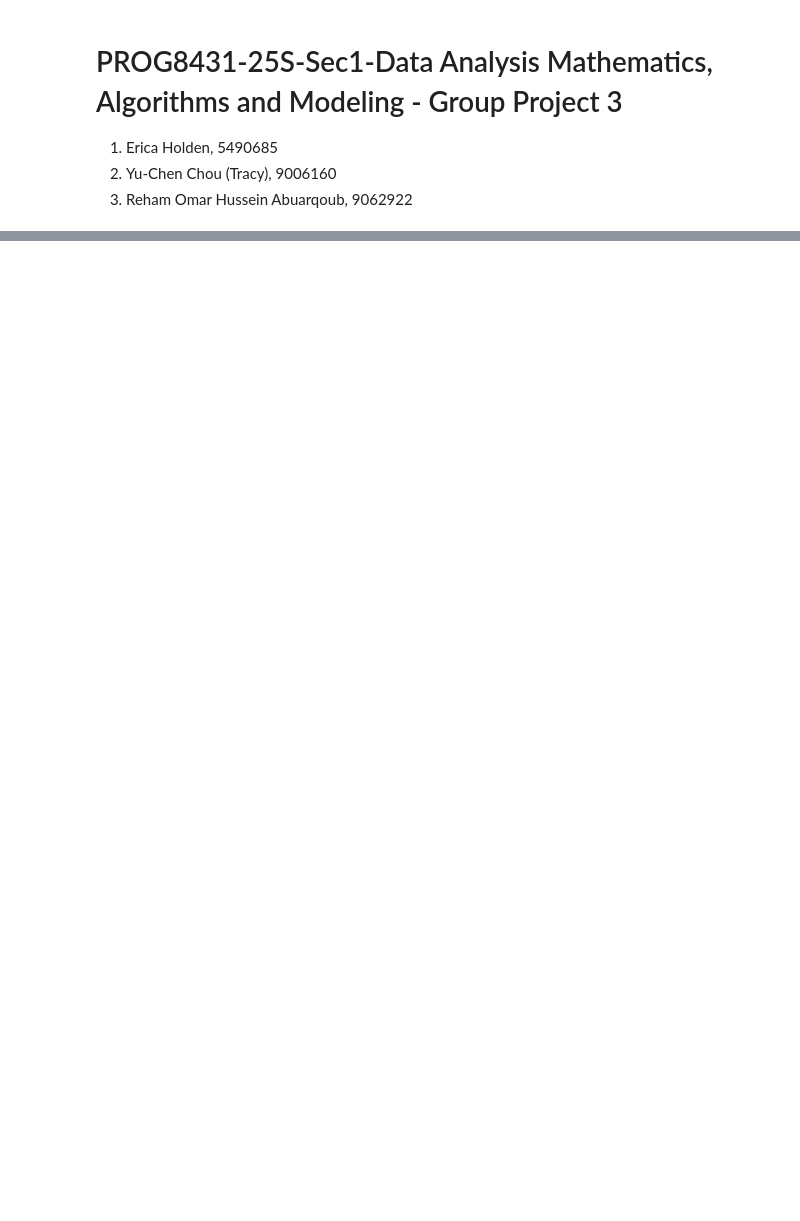
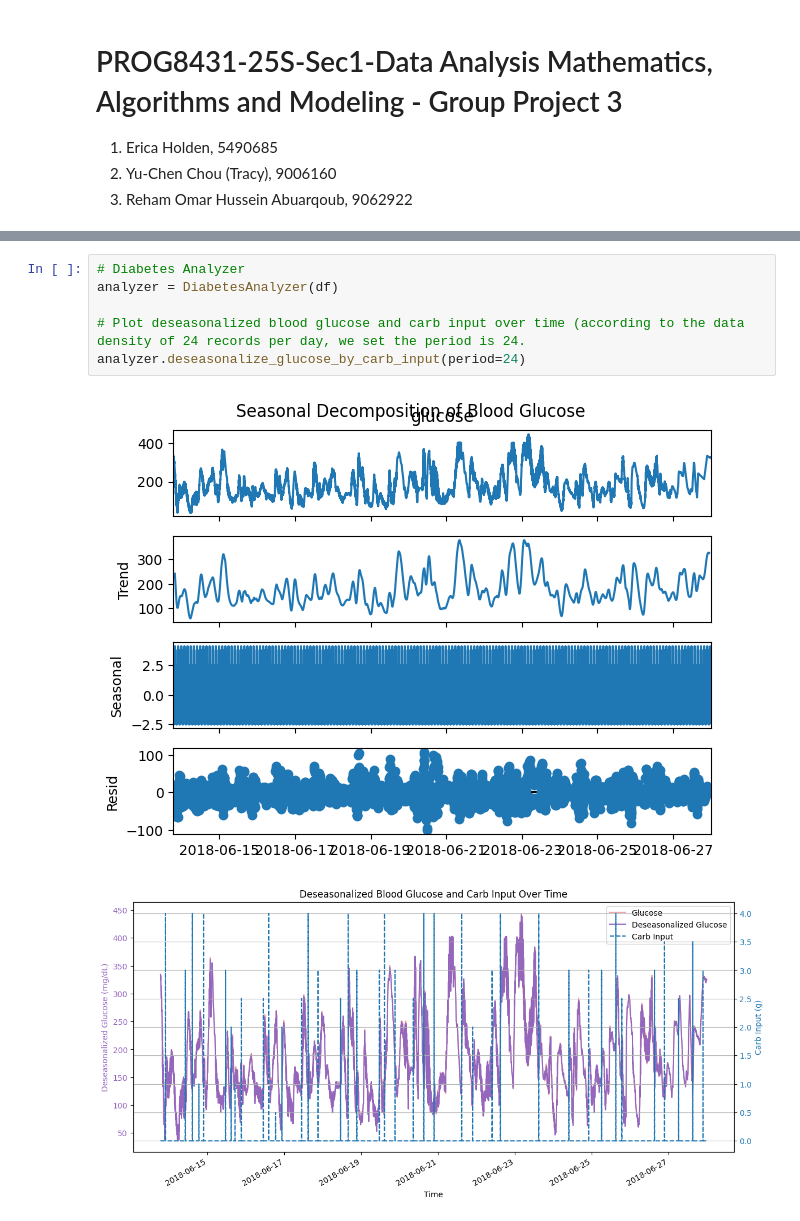
Before and after one commit to ericadev/PROG8431_GP3, a Jupyter notebook: GP3.ipynb, the cells around one changed output, grey strips where cells are left out. Saved outputs shown, nothing was run; the diff lists cells and outputs as text; blank space fills up the shorter version.

```diff
--- a/GP3.ipynb
+++ b/GP3.ipynb
@@ -46,0 +185,9 @@ analyzer.plot_glucose_by_carb_input()
+# %%
+# Diabetes Analyzer
+analyzer = DiabetesAnalyzer(df)
+
+# Plot deseasonalized blood glucose and carb input over time (according to the data density of 24 records per day, we set the period is 24.
+analyzer.deseasonalize_glucose_by_carb_input(period=24)
+# %% [output]
+[figure, added]
+[figure, added]
```
Also changed, not shown: parts of 12 cells of this notebook.
